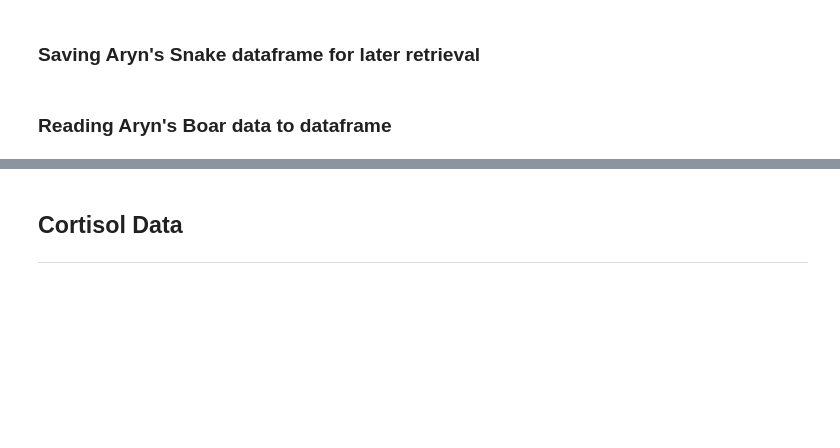
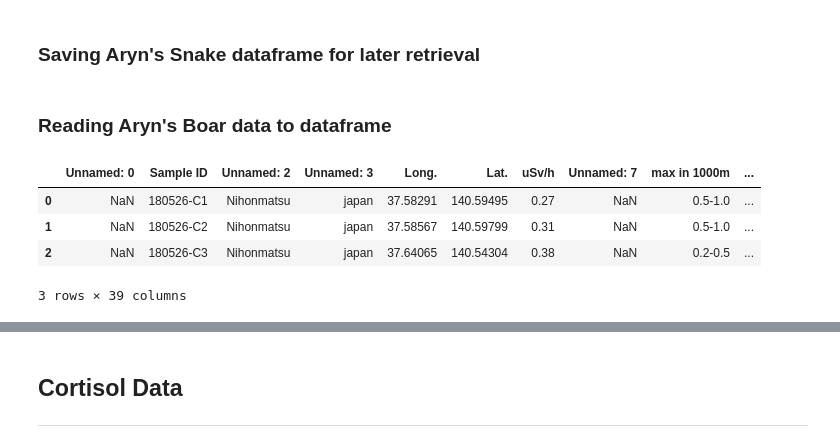
Before and after one commit to Jared-Luxton/Fukushima-Nuclear-Disaster-Humans, a Jupyter notebook: workflow & analyses notebooks/01_Fukushima_Project_Data_Extraction_and_Cleaning.ipynb, the cells around one changed output, grey strips where cells are left out. Saved outputs shown, nothing was run; the diff lists cells and outputs as text; code cells hidden in the pictures; blank space fills up the shorter version.

```diff
--- a/workflow & analyses notebooks/01_Fukushima_Project_Data_Extraction_and_Cleaning.ipynb
+++ b/workflow & analyses notebooks/01_Fukushima_Project_Data_Extraction_and_Cleaning.ipynb
@@ -54,2 +54,12 @@ aryn_snake_df.to_csv('../excel data/cleaned/aryn_snake_df.csv', index=False)
 # %% [markdown]
 ### Reading Aryn's Boar data to dataframe
+# %%
+aryn_boar_dose = pd.read_excel('../excel data/raw/Kelly& Aryn boar_1Dec2018-edited-TH-17Nov19 (2).xlsx',
+                               sheet_name=0, skiprows=71)
+aryn_boar_dose.head(3)
+# %% [output]
+|  | Unnamed: 0 | Sample ID | Unnamed: 2 | Unnamed: 3 | Long. | Lat. | uSv/h | Unnamed: 7 | max in 1000m | ... |
+| 0 | NaN | 180526-C1 | Nihonmatsu | japan | 37.58291 | 140.59495 | 0.27 | NaN | 0.5-1.0 | ... |
+| 1 | NaN | 180526-C2 | Nihonmatsu | japan | 37.58567 | 140.59799 | 0.31 | NaN | 0.5-1.0 | ... |
+| 2 | NaN | 180526-C3 | Nihonmatsu | japan | 37.64065 | 140.54304 | 0.38 | NaN | 0.2-0.5 | ... |
+3 rows × 39 columns
```
Also changed, not shown: parts of 14 cells of this notebook.
